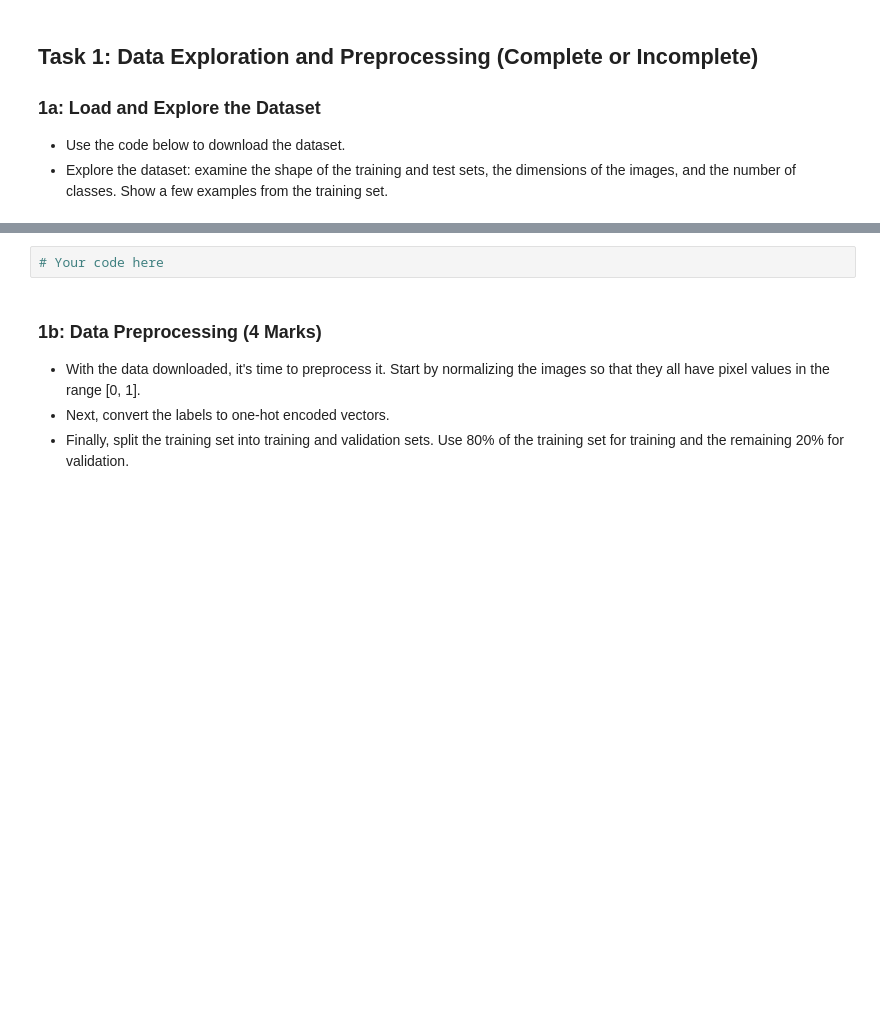
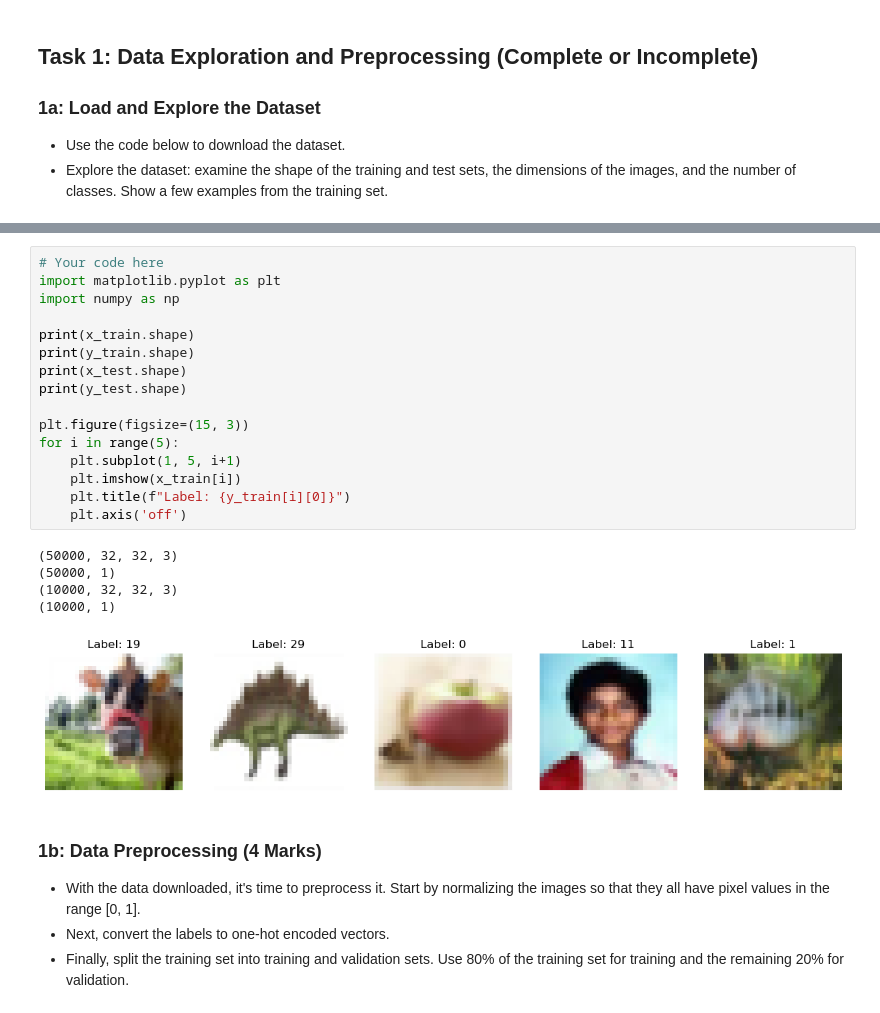
Before and after one commit to UofT-DSI/deep_learning, a Jupyter notebook: 02_activities/assignments/assignment_1.ipynb, the cells around one changed output, grey strips where cells are left out. Cells and saved outputs as stored; diff of their text form; blank space fills up the shorter version.

```diff
--- a/02_activities/assignments/assignment_1.ipynb
+++ b/02_activities/assignments/assignment_1.ipynb
@@ -26,5 +23,25 @@ To enable the following instructions: AVX2 FMA, in other operations, rebuild Ten
 # %%
 # Your code here
+import matplotlib.pyplot as plt
+import numpy as np
+
+print(x_train.shape)
+print(y_train.shape)
+print(x_test.shape)
+print(y_test.shape)
+
+plt.figure(figsize=(15, 3))
+for i in range(5):
+    plt.subplot(1, 5, i+1)
+    plt.imshow(x_train[i])
+    plt.title(f"Label: {y_train[i][0]}")
+    plt.axis('off')
+# %% [output]
+(50000, 32, 32, 3)
+(50000, 1)
+(10000, 32, 32, 3)
+(10000, 1)
+[figure, added]
 # %% [markdown]
 ### 1b: Data Preprocessing (4 Marks)
 - With the data downloaded, it's time to preprocess it. Start by normalizing the images so that they all have pixel values in the range [0, 1].
```
Also changed, not shown: parts of 11 cells of this notebook, 1 other file.
